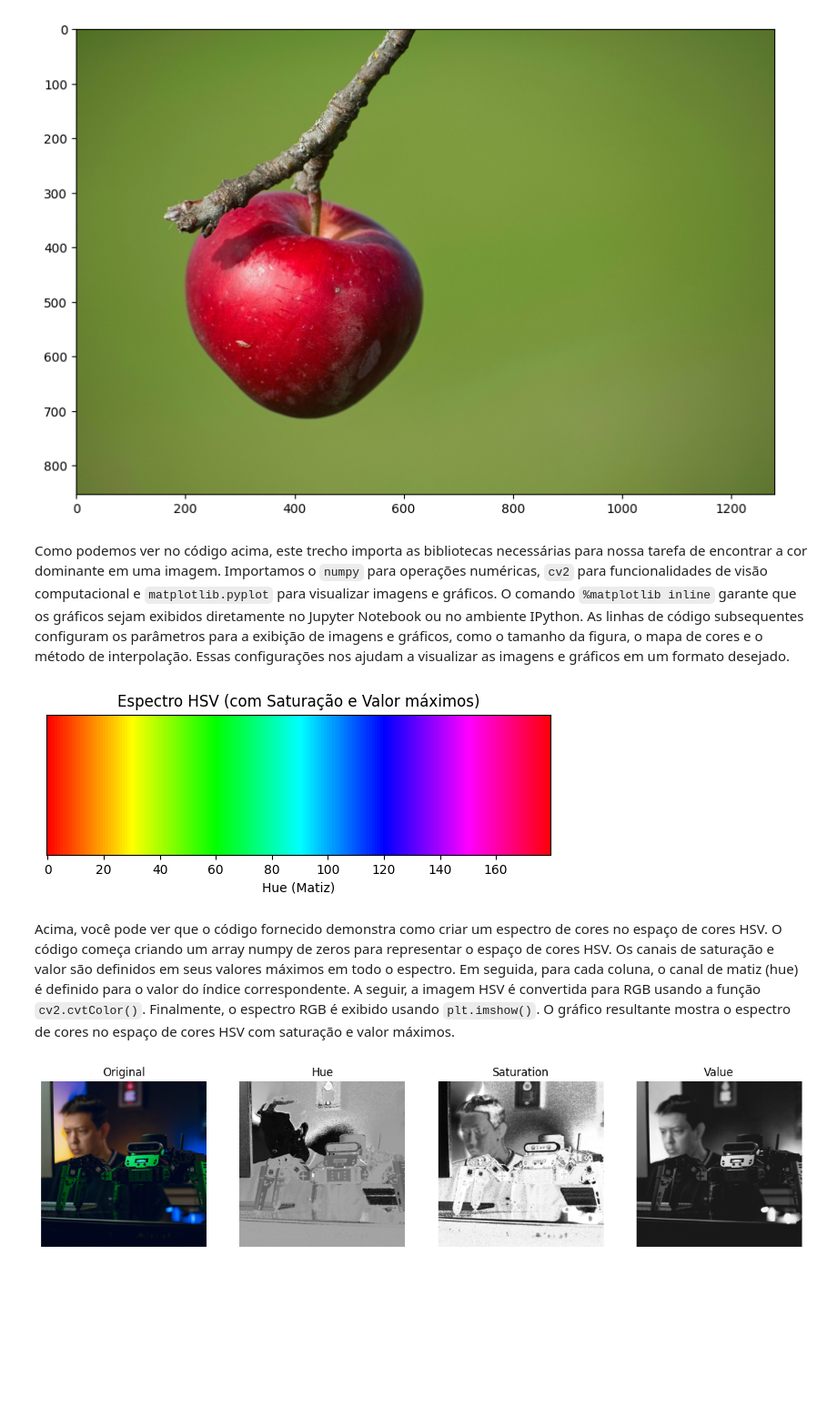
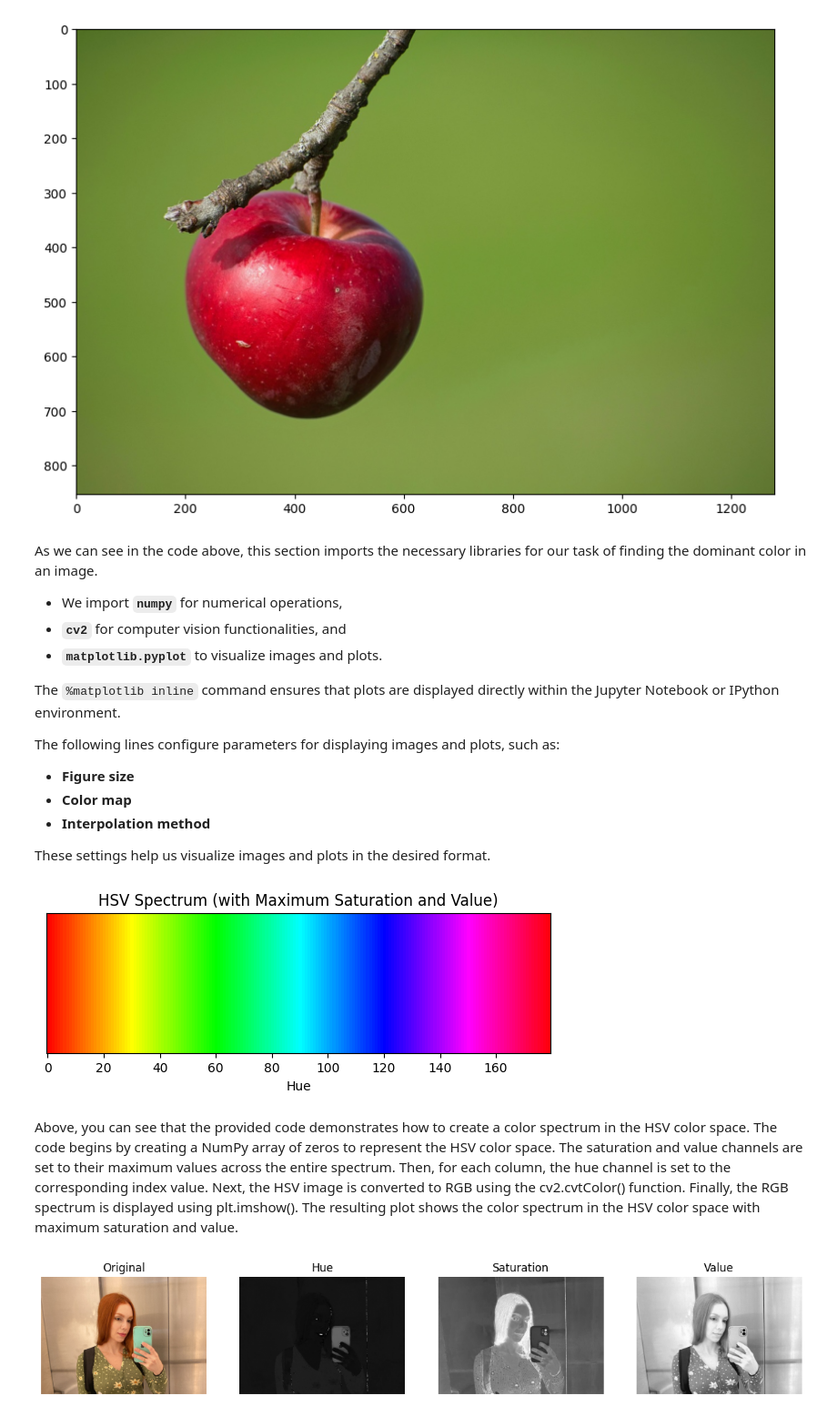
Before and after one commit to carmenscar/computer_vision, a Jupyter notebook: notebooks/Module_02/00_HSV.ipynb, the cells around one changed output. Shown at 91% size. Drawn from its saved outputs; the diff is of its cells as text; code cells hidden in the pictures; blank space fills up the shorter version.

Commit message:
adjusting hsv notebook

```diff
--- a/notebooks/Module_02/00_HSV.ipynb
+++ b/notebooks/Module_02/00_HSV.ipynb
@@ -82,56 +80,70 @@ plt.imshow(maca)
 <matplotlib.image.AxesImage at 0x...>
 [figure]
 # %% [markdown]
-Como podemos ver no código acima, este trecho importa as bibliotecas necessárias para nossa tarefa de encontrar a cor dominante em uma imagem. Importamos o `numpy` para operações numéricas, `cv2` para funcionalidades de visão computacional e `matplotlib.pyplot` para visualizar imagens e gráficos. O comando `%matplotlib inline` garante que os gráficos sejam exibidos diretamente no Jupyter Notebook ou no ambiente IPython. As linhas de código subsequentes configuram os parâmetros para a exibição de imagens e gráficos, como o tamanho da figura, o mapa de cores e o método de interpolação. Essas configurações nos ajudam a visualizar as imagens e gráficos em um formato desejado.
+As we can see in the code above, this section imports the necessary libraries for our task of finding the dominant color in an image.
+
+- We import **`numpy`** for numerical operations,
+- **`cv2`** for computer vision functionalities, and
+- **`matplotlib.pyplot`** to visualize images and plots.
+
+The `%matplotlib inline` command ensures that plots are displayed directly within the Jupyter Notebook or IPython environment.
+
+The following lines configure parameters for displaying images and plots, such as:
+
+- **Figure size**
+- **Color map**
+- **Interpolation method**
+
+These settings help us visualize images and plots in the desired format.
 # %%
-# Cria uma matriz de zeros para representar o espaço de cores HSV
+# Create a matrix of zeros to represent the HSV color space
 hsv_spectrum = np.zeros((50, 180, 3), dtype=np.uint8)
 
-# Define a saturação e o valor máximos para todo o espectro
-hsv_spectrum[:,:,1] = 255  # Saturação
-hsv_spectrum[:,:,2] = 255  # Valor
+# Set maximum saturation and value for the entire spectrum
+hsv_spectrum[:,:,1] = 255  # Saturation
+hsv_spectrum[:,:,2] = 255  # Value
 
-# Para cada coluna, define o Hue igual ao índice da coluna
+# For each column, set the Hue equal to the column index
 for i in range(180):
     hsv_spectrum[:,i,0] = i
 
-# Converte a imagem HSV para RGB
+# Convert the HSV image to RGB
 rgb_spectrum = cv2.cvtColor(hsv_spectrum, cv2.COLOR_HSV2RGB)
 
-# Cria o gráfico
-plt.figure(figsize=(10,2))  # você pode ajustar o tamanho conforme necessário
+# Create the plot
+plt.figure(figsize=(10,2))  # you can adjust the size as needed
 plt.imshow(rgb_spectrum)
-plt.yticks([])  # Remove os yticks
-plt.xlabel("Hue (Matiz)")
-plt.title("Espectro HSV (com Saturação e Valor máximos)")
+plt.yticks([])  # Remove y-axis ticks
+plt.xlabel("Hue")
+plt.title("HSV Spectrum (with Maximum Saturation and Value)")
 
-# Exibe o gráfico
+# Display the plot
 plt.show()
 # %% [output]
-[figure, old version]
+[figure, new version]
 # %% [markdown]
-Acima, você pode ver que o código fornecido demonstra como criar um espectro de cores no espaço de cores HSV. O código começa criando um array numpy de zeros para representar o espaço de cores HSV. Os canais de saturação e valor são definidos em seus valores máximos em todo o espectro. Em seguida, para cada coluna, o canal de matiz (hue) é definido para o valor do índice correspondente. A seguir, a imagem HSV é convertida para RGB usando a função `cv2.cvtColor()`. Finalmente, o espectro RGB é exibido usando `plt.imshow()`. O gráfico resultante mostra o espectro de cores no espaço de cores HSV com saturação e valor máximos.
+Above, you can see that the provided code demonstrates how to create a color spectrum in the HSV color space. The code begins by creating a NumPy array of zeros to represent the HSV color space. The saturation and value channels are set to their maximum values across the entire spectrum. Then, for each column, the hue channel is set to the corresponding index value. Next, the HSV image is converted to RGB using the cv2.cvtColor() function. Finally, the RGB spectrum is displayed using plt.imshow(). The resulting plot shows the color spectrum in the HSV color space with maximum saturation and value.
 # %%
 # Lê a imagem a partir do arquivo
-img = cv2.imread("../data/hexapod.png")
-
+path_img = Path.cwd().parent.parent / "data" / "carmen_01.jpg"
+img = cv2.imread(path_img)
 # Exibe a imagem original
 plt.figure(figsize=(15, 5))
 plt.subplot(1, 4, 1)
 plt.imshow(img[...,::-1])
 plt.title("Original")
 plt.axis('off')
 
 # Converte a imagem de BGR para HSV
 hsv_img = cv2.cvtColor(img, cv2.COLOR_BGR2HSV)
 
 # Para cada canal HSV, exibe sua respectiva imagem em escala de cinza
 components = ['Hue', 'Saturation', 'Value']
 for i in range(3):
     plt.subplot(1, 4, i+2)
     plt.imshow(hsv_img[:,:,i], cmap='gray')
     plt.title(f"{components[i]}")
     plt.axis('off')
 # %% [output]
-[figure, old version]
+[figure, new version]
 # %% [markdown]
```
Also changed, not shown: parts of 7 cells of this notebook.
